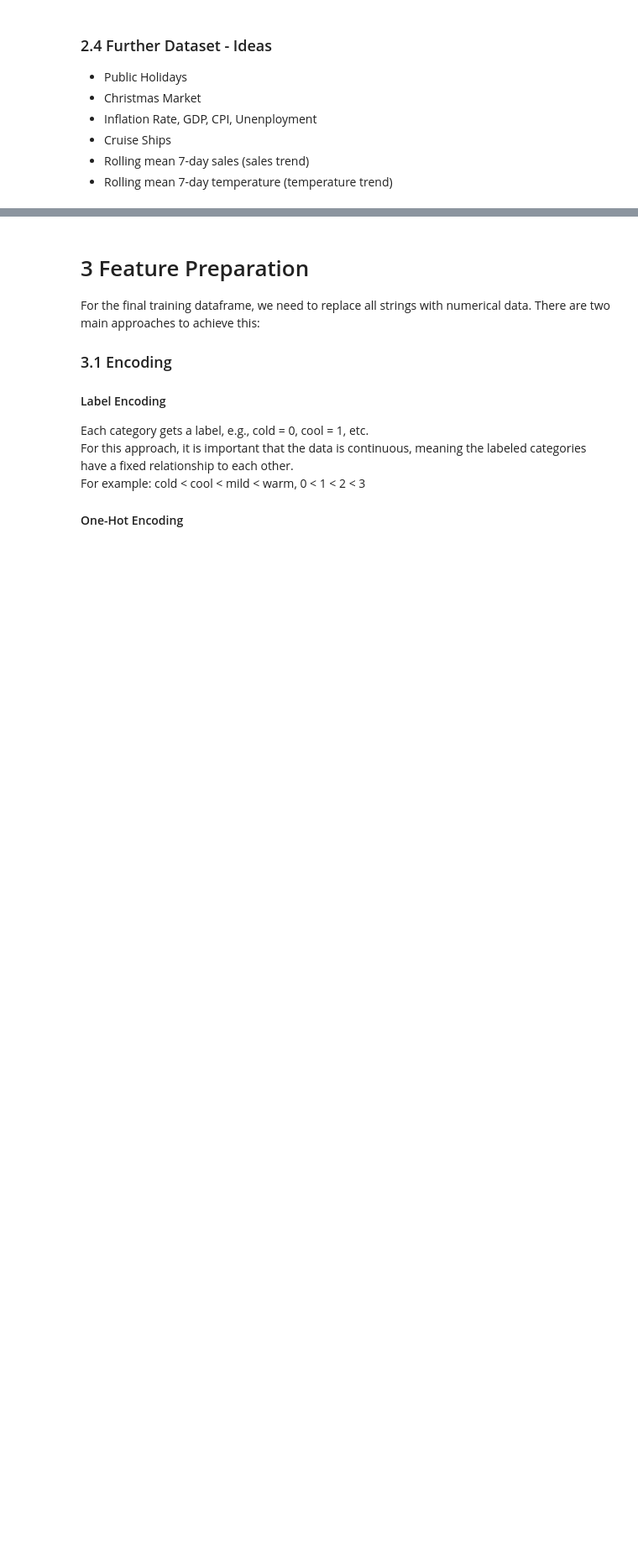
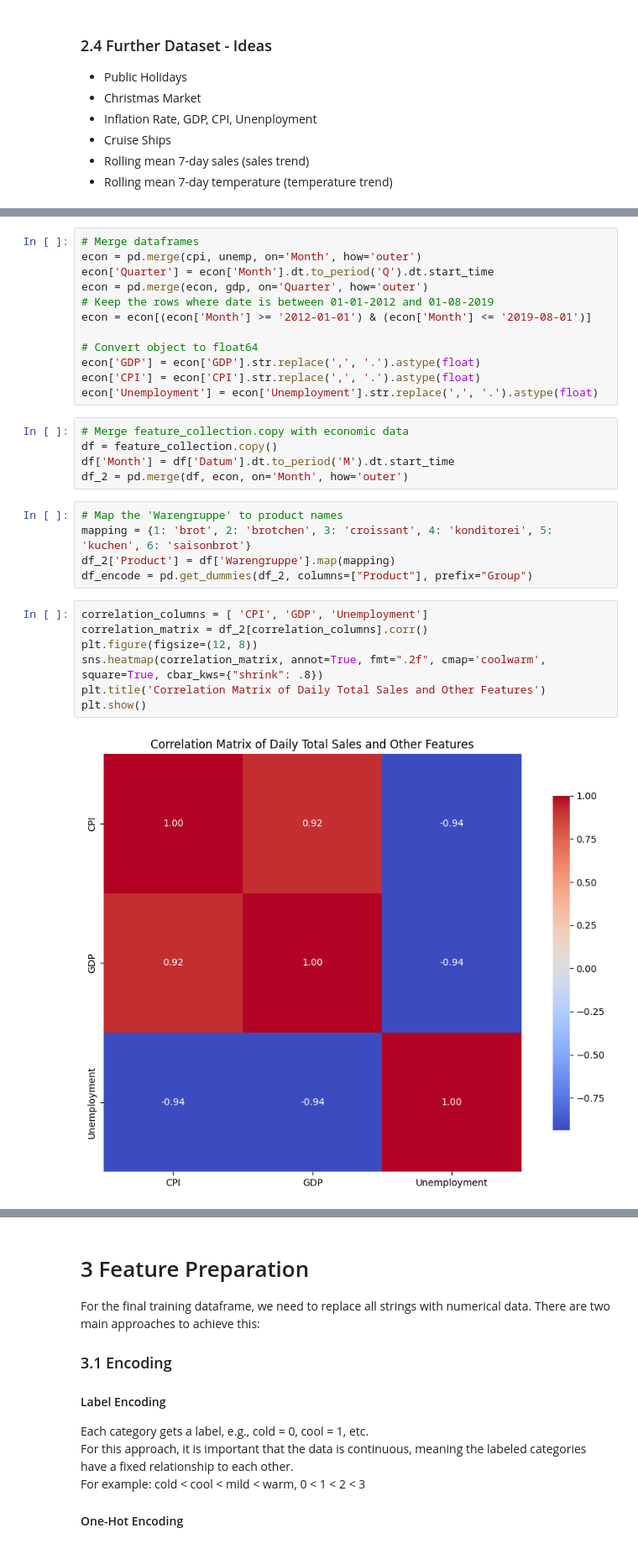
Before and after one commit to thorsten789/bakery_sales_prediction, a Jupyter notebook: 0_DataPreparation/data_prep.ipynb, the cells around one changed output, grey strips where cells are left out. Shown at 84% size. Cells and saved outputs as stored; diff of their text form; blank space fills up the shorter version.

Commit message:
Add economic dataa to data_prep

```diff
--- a/0_DataPreparation/data_prep.ipynb
+++ b/0_DataPreparation/data_prep.ipynb
@@ -209,0 +237,31 @@ feature_collection
+# %%
+# Merge dataframes
+econ = pd.merge(cpi, unemp, on='Month', how='outer')
+econ['Quarter'] = econ['Month'].dt.to_period('Q').dt.start_time
+econ = pd.merge(econ, gdp, on='Quarter', how='outer')
+# Keep the rows where date is between 01-01-2012 and 01-08-2019
+econ = econ[(econ['Month'] >= '2012-01-01') & (econ['Month'] <= '2019-08-01')]
+
+# Convert object to float64
+econ['GDP'] = econ['GDP'].str.replace(',', '.').astype(float)
+econ['CPI'] = econ['CPI'].str.replace(',', '.').astype(float)
+econ['Unemployment'] = econ['Unemployment'].str.replace(',', '.').astype(float)
+# %%
+# Merge feature_collection.copy with economic data
+df = feature_collection.copy()
+df['Month'] = df['Datum'].dt.to_period('M').dt.start_time
+df_2 = pd.merge(df, econ, on='Month', how='outer')
+# %%
+# Map the 'Warengruppe' to product names
+mapping = {1: 'brot', 2: 'brotchen', 3: 'croissant', 4: 'konditorei', 5: 'kuchen', 6: 'saisonbrot'}
+df_2['Product'] = df['Warengruppe'].map(mapping)
+df_encode = pd.get_dummies(df_2, columns=["Product"], prefix="Group")
+# %%
+correlation_columns = [ 'CPI', 'GDP', 'Unemployment']
+correlation_matrix = df_2[correlation_columns].corr()
+plt.figure(figsize=(12, 8))
+sns.heatmap(correlation_matrix, annot=True, fmt=".2f", cmap='coolwarm', square=True, cbar_kws={"shrink": .8})
+plt.title('Correlation Matrix of Daily Total Sales and Other Features')
+plt.show()
+# %% [output]
+[figure, added]
```
Also changed, not shown: parts of 3 cells of this notebook.
